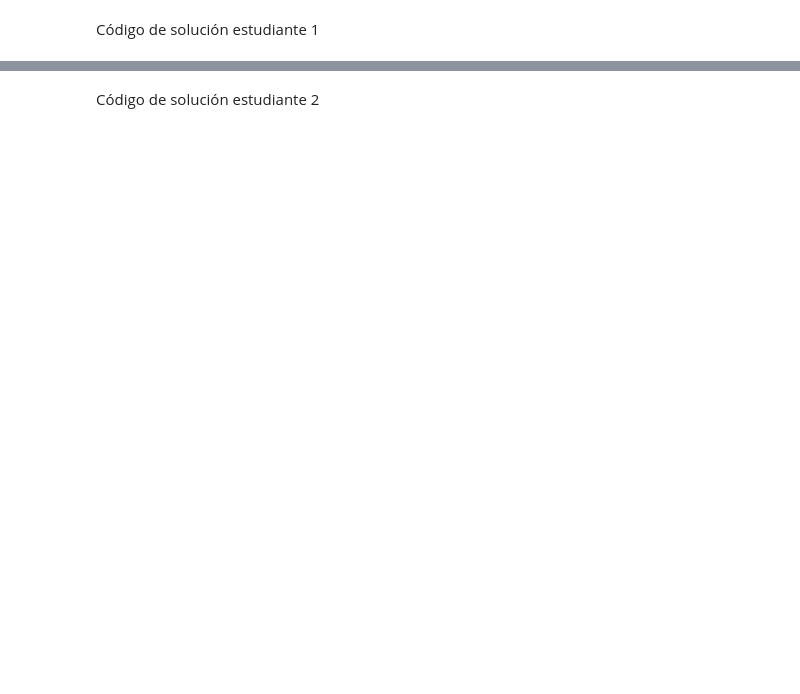
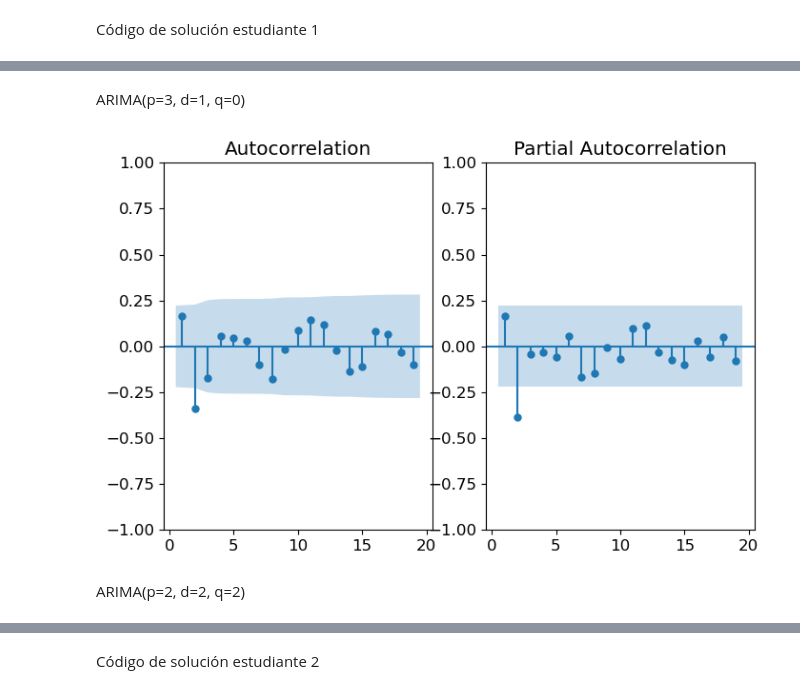
Before and after one commit to RafaJBZ/Tarea_2_RAJuarez_PAVilla, a Jupyter notebook: Tarea2.ipynb, the cells around one changed output, grey strips where cells are left out. Saved outputs shown, nothing was run; the diff lists cells and outputs as text; code cells hidden in the pictures; blank space fills up the shorter version.

```diff
--- a/Tarea2.ipynb
+++ b/Tarea2.ipynb
@@ -84,0 +160,8 @@ Código de solución estudiante 1
+# %% [markdown]
+ARIMA(p=3, d=1, q=0)
+# %%
+plot_acf_pacf(diff2_values, {'lags':40})
+# %% [output]
+[figure, added]
+# %% [markdown]
+ARIMA(p=2, d=2, q=2)
```
Also changed, not shown: parts of 31 cells of this notebook.
